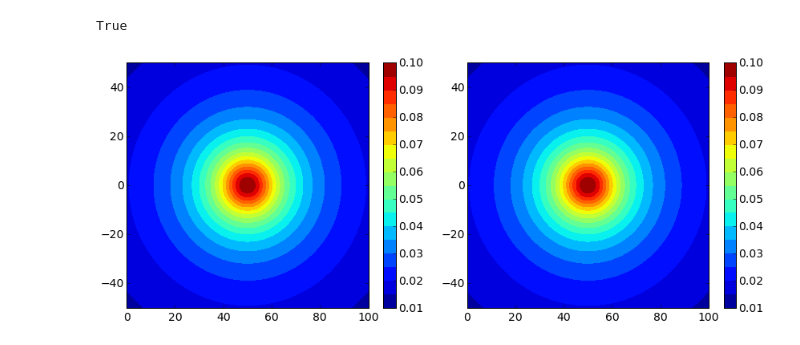
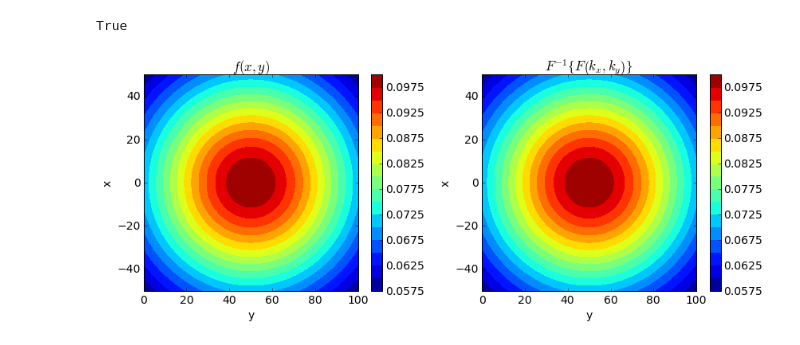
Before and after one commit to birocoles/Disciplina-metodos-potenciais, a Jupyter notebook: Aulas/Fourier/TF_inv_distancia.ipynb, the cells around one changed output. Drawn from its saved outputs; the diff is of its cells as text; code cells hidden in the pictures.

```diff
--- a/Aulas/Fourier/TF_inv_distancia.ipynb
+++ b/Aulas/Fourier/TF_inv_distancia.ipynb
@@ -30,4 +46,4 @@ Z = np.zeros_like(X)
 
 shape = (Nx, Ny)
 # %%
-r = np.sqrt((X-x0)**2. + (Y-y0)**2. + (Z-z0)**2.)
+r = np.sqrt((x-x0)**2. + (y-y0)**2. + (zc-z0)**2.)
@@ -36 +50,4 @@ f = 1./r
+# %%
+c = 5.
+f = c/r
 # %% [markdown]
@@ -40,3 +61,3 @@ kx, ky = np.meshgrid(fftfreq(Nx), fftfreq(Ny))
 # %%
-Fn = fft2(f)
+F_f = fft2(f)
 # %% [markdown]
@@ -44,5 +67,5 @@ Fn = fft2(f)
 # %%
-fn = ifft2(Fn).real
+Finv_F = ifft2(F_f).real
 # %% [markdown]
 ### Teste de validação
 # %%
@@ -52,12 +75,18 @@ True
 # %%
 plt.figure(figsize=(12,5))
 plt.subplot(1,2,1)
-plt.contourf(Y,X,f,20)
+plt.title('$f(x,y)$')
+plt.contourf(y,x,f,20)
 plt.colorbar()
+plt.xlabel('y')
+plt.ylabel('x')
 plt.subplot(1,2,2)
-plt.contourf(Y,X,fn,20)
+plt.title('$F^{-1} \lbrace F\left( k_{x}, k_{y} \\right) \\rbrace$')
+plt.contourf(y,x,Finv_F,20)
 plt.colorbar()
+plt.xlabel('y')
+plt.ylabel('x')
 plt.tight_layout()
 plt.show()
 # %% [output]
-[figure, old version]
+[figure, new version]
```
Also changed, not shown: parts of 31 cells of this notebook, 1 other file.
